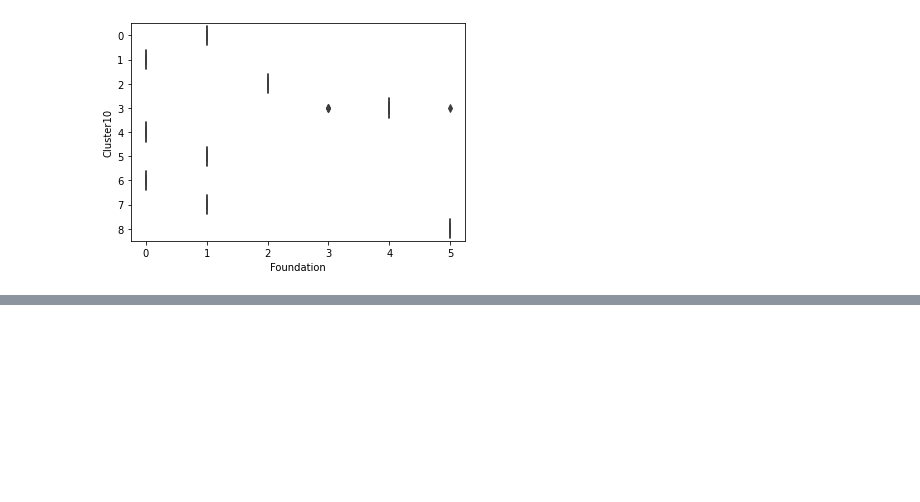
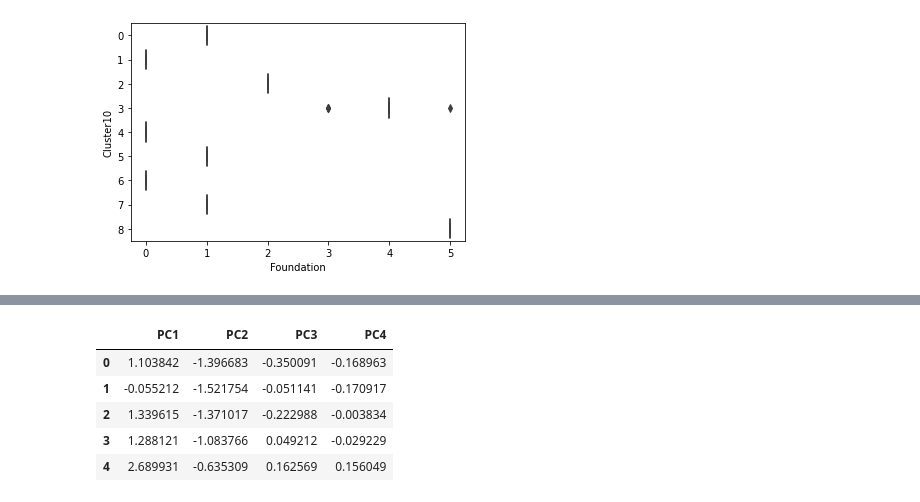
Before and after one commit to naseemap47/predictHousePrices-MachineLearning-python, a Jupyter notebook: jupyter_notebook.ipynb, the cells around one changed output, grey strips where cells are left out. Cells and saved outputs as stored; diff of their text form; code cells hidden in the pictures; blank space fills up the shorter version.

```diff
--- a/jupyter_notebook.ipynb
+++ b/jupyter_notebook.ipynb
@@ -1890,0 +1909,19 @@ sns.boxplot(x='Foundation', y='Cluster10',
+# %%
+from sklearn.decomposition import PCA
+
+# create pca
+pca = PCA()
+x_pca = pca.fit_transform(x_scaled)
+
+# convert to dataframe
+component_names = [f'PC{i+1}' for i in range(x_pca.shape[1])]
+x_pca = pd.DataFrame(x_pca,
+                    columns=component_names)
+x_pca.head()
+# %% [output]
+|  | PC1 | PC2 | PC3 | PC4 |
+| 0 | 1.103842 | -1.396683 | -0.350091 | -0.168963 |
+| 1 | -0.055212 | -1.521754 | -0.051141 | -0.170917 |
+| 2 | 1.339615 | -1.371017 | -0.222988 | -0.003834 |
+| 3 | 1.288121 | -1.083766 | 0.049212 | -0.029229 |
+| 4 | 2.689931 | -0.635309 | 0.162569 | 0.156049 |
```
Also changed, not shown: parts of 11 cells of this notebook.
